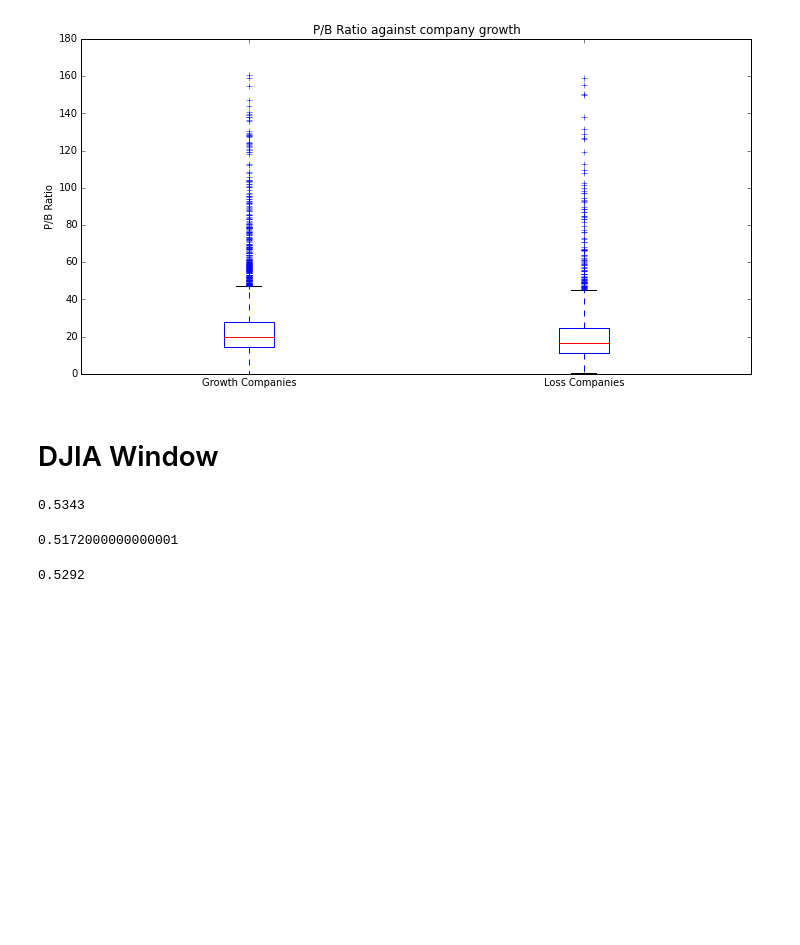
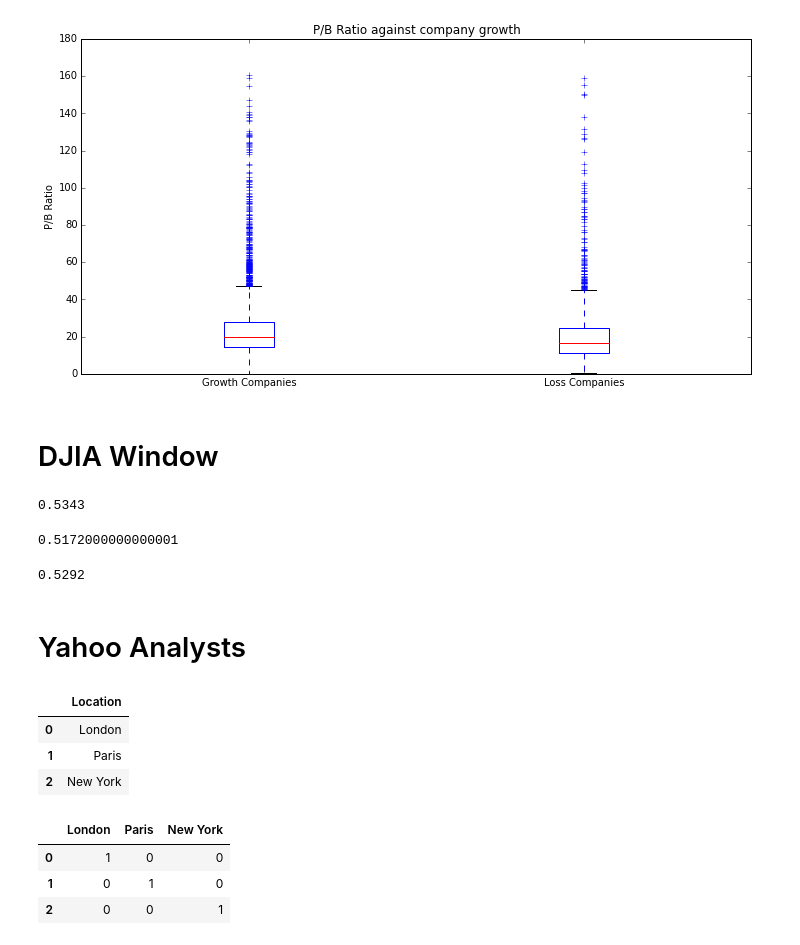
Before and after one commit to MarkDunne/final-year-project, a Jupyter notebook: work/Vis.ipynb, the cells around one changed output. Cells and saved outputs as stored; diff of their text form; code cells hidden in the pictures; blank space fills up the shorter version.

```diff
--- a/work/Vis.ipynb
+++ b/work/Vis.ipynb
@@ -325,3 +326,20 @@ scores = cross_val_score(gs, X, y, cv = 10)
 scores.mean()
 # %% [output]
 0.5292
+# %% [markdown]
+# Yahoo Analysts
+# %%
+data = pd.DataFrame({'Location': ['London', 'Paris', 'New York']})
+data
+# %% [output]
+|  | Location |
+| 0 | London |
+| 1 | Paris |
+| 2 | New York |
+# %%
+pd.get_dummies(data['Location'])[['London', 'Paris', 'New York']]
+# %% [output]
+|  | London | Paris | New York |
+| 0 | 1 | 0 | 0 |
+| 1 | 0 | 1 | 0 |
+| 2 | 0 | 0 | 1 |
```
Also changed, not shown: parts of 1 cell of this notebook, 13 other files.
